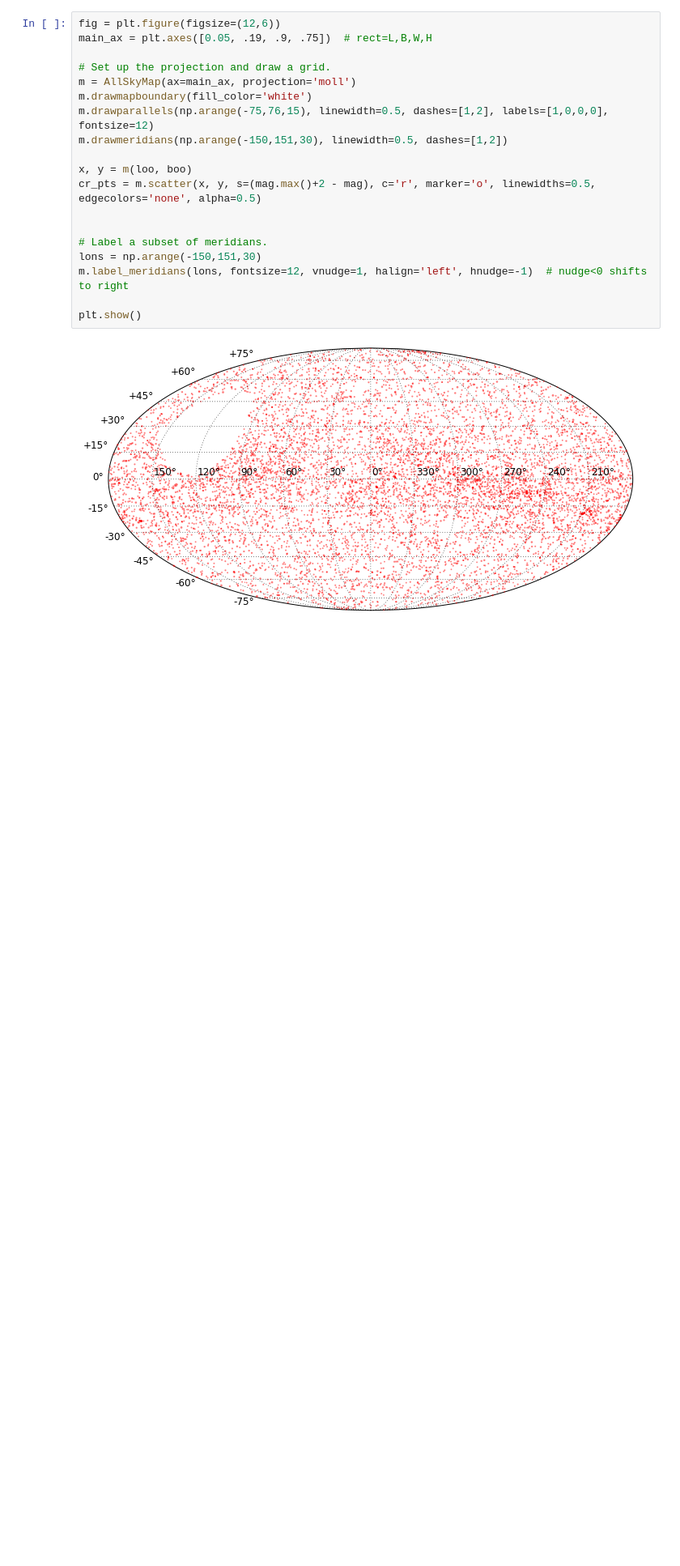
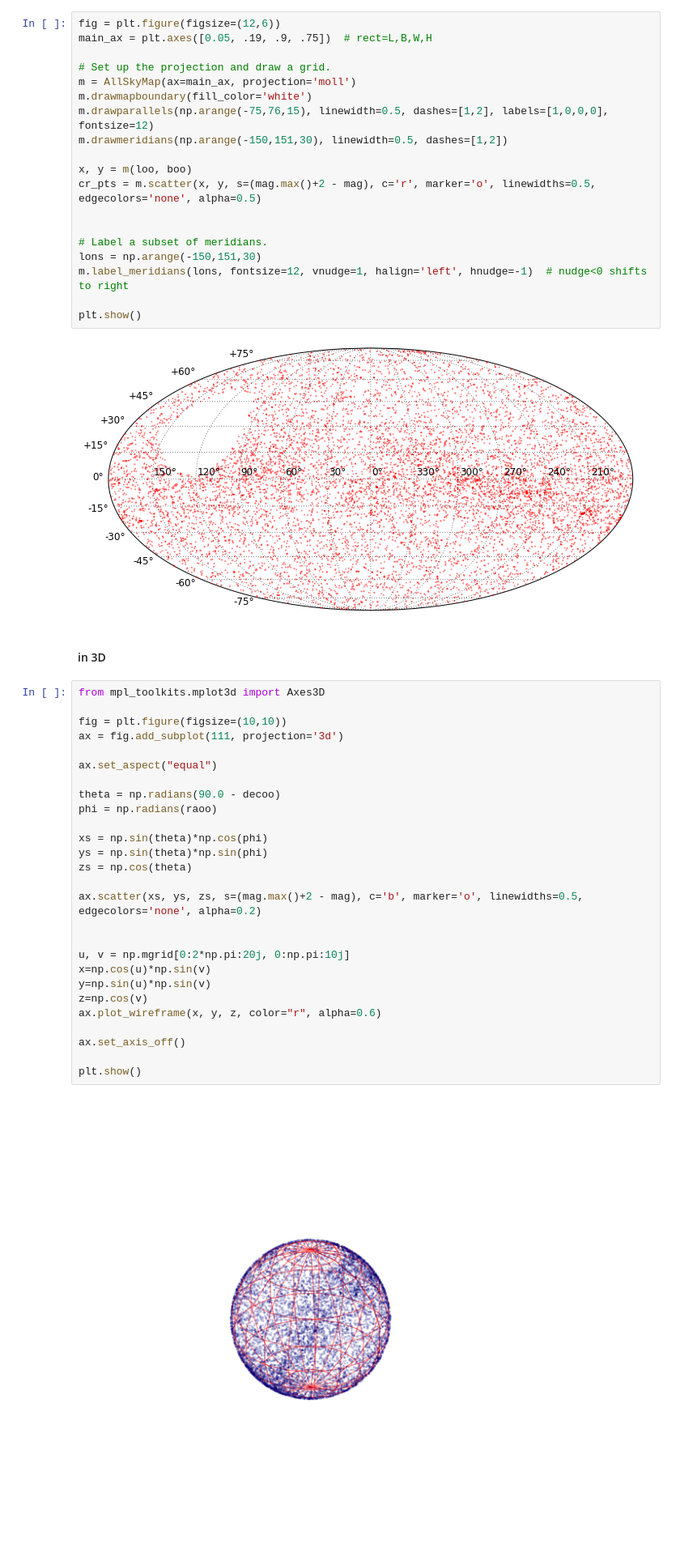
Before and after one commit to ridlo/timau, a Jupyter notebook: sky_coverage.ipynb, the cells around one changed output. Shown at 81% size. Saved outputs shown, nothing was run; the diff lists cells and outputs as text; blank space fills up the shorter version.

```diff
--- a/sky_coverage.ipynb
+++ b/sky_coverage.ipynb
@@ -161,3 +161,34 @@ m.label_meridians(lons, fontsize=12, vnudge=1, halign='left', hnudge=-1)  # nudg
 plt.show()
 # %% [output]
 [figure]
+# %% [markdown]
+#### in 3D
+# %%
+from mpl_toolkits.mplot3d import Axes3D
+
+fig = plt.figure(figsize=(10,10))
+ax = fig.add_subplot(111, projection='3d')
+
+ax.set_aspect("equal")
+
+theta = np.radians(90.0 - decoo)
+phi = np.radians(raoo)
+
+xs = np.sin(theta)*np.cos(phi)
+ys = np.sin(theta)*np.sin(phi)
+zs = np.cos(theta)
+
+ax.scatter(xs, ys, zs, s=(mag.max()+2 - mag), c='b', marker='o', linewidths=0.5, edgecolors='none', alpha=0.2)
+
+
+u, v = np.mgrid[0:2*np.pi:20j, 0:np.pi:10j]
+x=np.cos(u)*np.sin(v)
+y=np.sin(u)*np.sin(v)
+z=np.cos(v)
+ax.plot_wireframe(x, y, z, color="r", alpha=0.6)
+
+ax.set_axis_off()
+
+plt.show()
+# %% [output]
+[figure, added]
```
Also changed, not shown: parts of 1 cell of this notebook, 1 other file.
